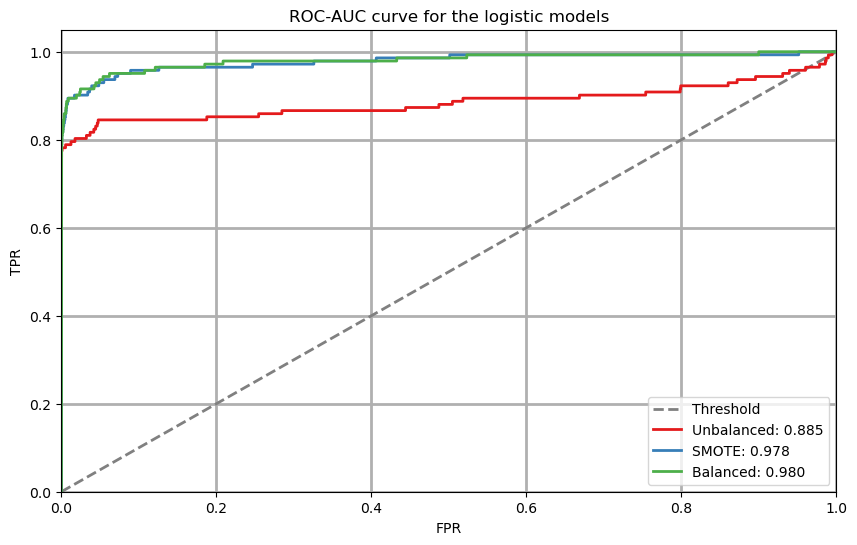
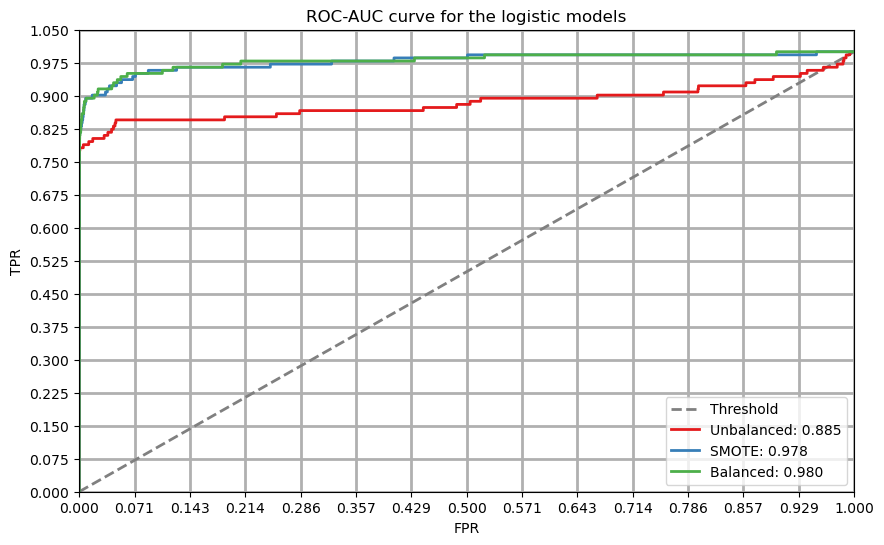
Code edit (unified diff) that turned the first committed figure into the second:
--- before
+++ after
@@ -9,6 +9,9 @@
 ax.plot([0, 1], [0, 1], linestyle='--', linewidth=2, color='grey', label="Threshold")
 ax.grid(True, linewidth=2)
+ax.set_xticks(np.linspace(0, 1, 15))
+ax.set_yticks(np.linspace(0, 1.05, 15))
 ax.set_xlim(0, 1)
 ax.set_ylim(0, 1.05)
+
 for i, model in enumerate(models):
     y_scores = model.predict_proba(X_test_scaled)[:, 1]

Commit: Include a larger x-tick range for the ROC-AUC plot